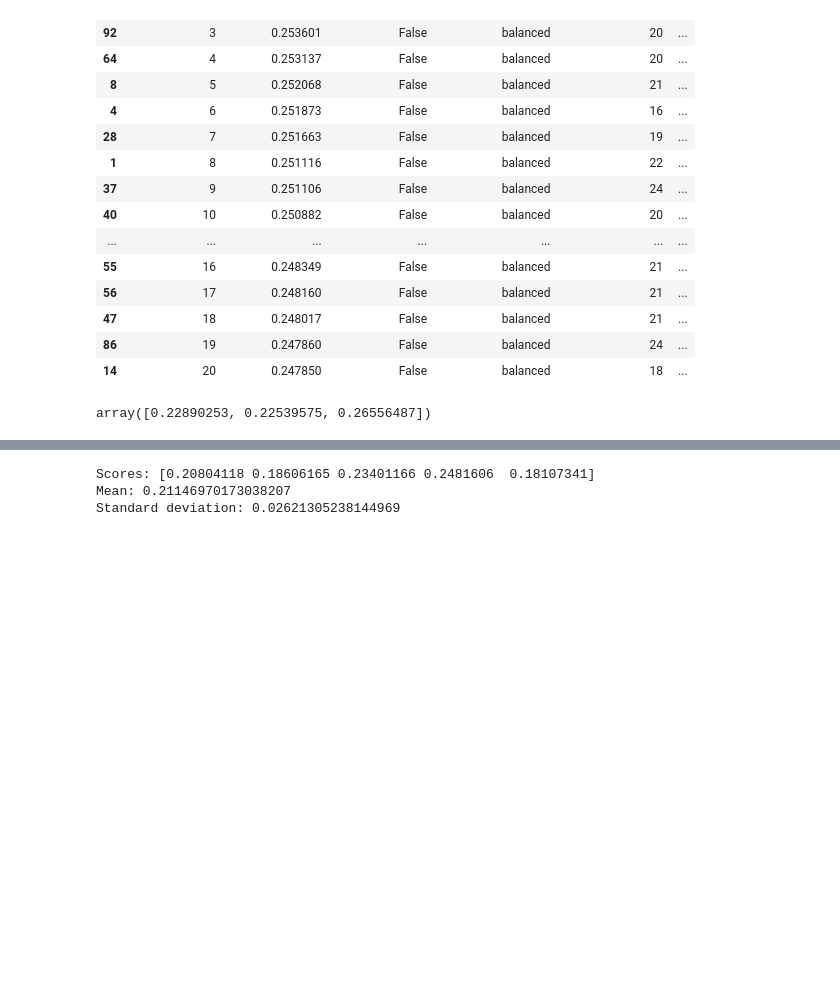
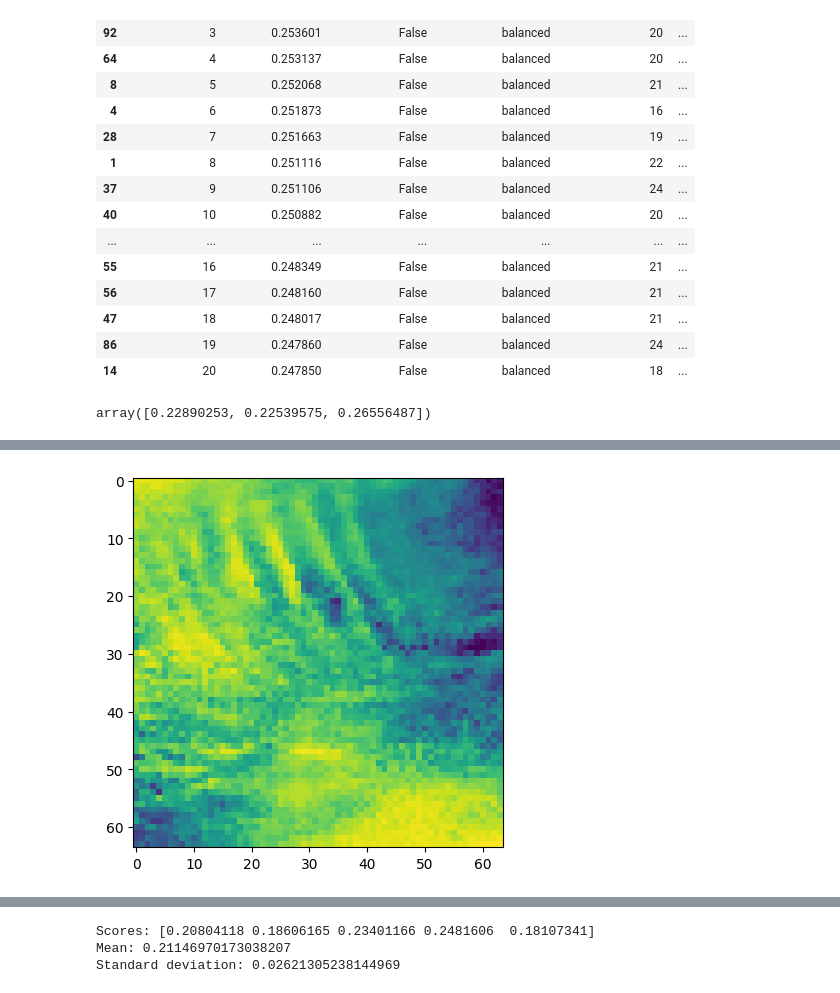
Before and after one commit to LucasNseyep/belle-weder, a Jupyter notebook: notebooks/belle-weder-vision-lab-book/lab-book-2/02_model_fine_tuning.ipynb, the cells around one changed output, grey strips where cells are left out. Saved outputs shown, nothing was run; the diff lists cells and outputs as text; code cells hidden in the pictures; blank space fills up the shorter version.

```diff
--- a/notebooks/belle-weder-vision-lab-book/lab-book-2/02_model_fine_tuning.ipynb
+++ b/notebooks/belle-weder-vision-lab-book/lab-book-2/02_model_fine_tuning.ipynb
@@ -396,0 +427,13 @@ plt.show()
+# %%
+cl_a, cl_b = 'Ct', 'Cc'
+idx_a = ordinal_encoder.transform([cl_a])[0]
+idx_b = ordinal_encoder.transform([cl_b])[0]
+X_aa = X_train[(y_train == idx_a) & (y_train_pred == idx_a)]
+X_ab = X_train[(y_train == idx_a) & (y_train_pred == idx_b)]
+X_ba = X_train[(y_train == idx_b) & (y_train_pred == idx_a)]
+X_bb = X_train[(y_train == idx_b) & (y_train_pred == idx_b)]
+
+plt.imshow(X_bb[0])
+plt.show()
+# %% [output]
+[figure, added]
```
Also changed, not shown: parts of 13 cells of this notebook, 1 other file.
